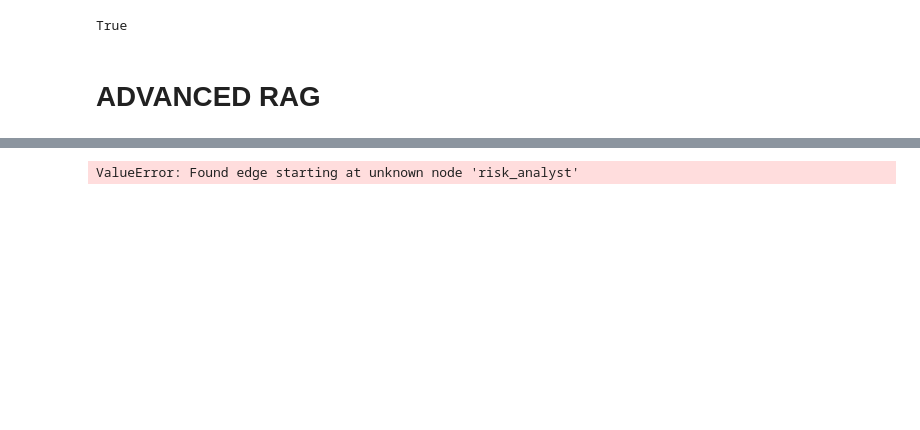
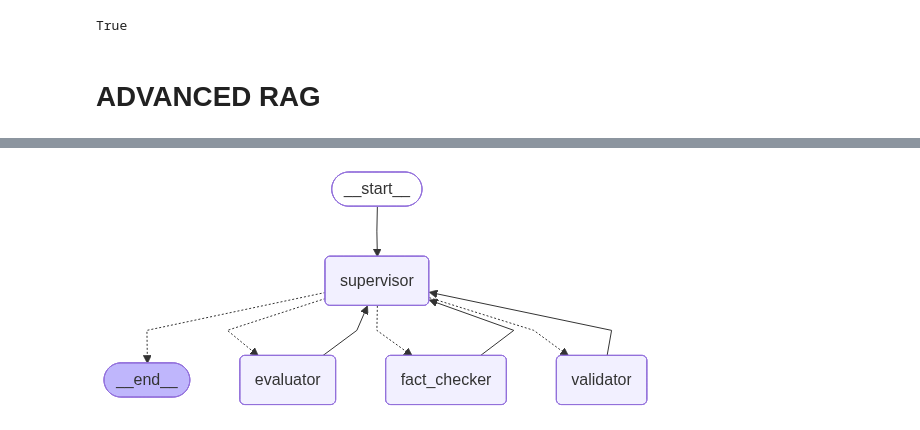
Before and after one commit to dvy246/Heimdall, a Jupyter notebook: notebooks/experiment.ipynb, the cells around one changed output, grey strips where cells are left out. Saved outputs shown, nothing was run; the diff lists cells and outputs as text; code cells hidden in the pictures; blank space fills up the shorter version.

Commit message:
added validator

```diff
--- a/notebooks/experiment.ipynb
+++ b/notebooks/experiment.ipynb
@@ -1255,3 +1334,0 @@ structured_llm = model.with_structured_output(FactCheckResult)
-# %%
-def evaluate_report(report:str):
-    ''' the use of this method is to evaluate the report based on the report strucutre and give the output'''
@@ -1314,3 +1528,7 @@ Be objective, thorough, and concise. Do not add new analysis—focus on evaluati
+# %%
+validation_supervisor.compile()
+# %% [output]
+[figure, added]
 # %%
 # Use this as your ONLY state definition
 class HeimdallState(TypedDict):
@@ -1379,25 +1565,22 @@ workflow = StateGraph(HeimdallState)
 
 # Add nodes
 workflow.add_node("orchestrator", orchestrator_node)
-workflow.add_node("supervisor", research_supervisor)  # Use the compiled supervisor
+workflow.add_node("research_supervisor", research_supervisor)  # Use the compiled supervisor
 workflow.add_node("investment_strategist", investment_strategist_node)
-workflow.add_node('risk analyst',risk_agent)
-workflow.add_node("join_reports", join_reports_node)  # Add the new node
+workflow.add_node('risk_analyst_supervisor',risk_agent)
+workflow.add_node("validator", validator_supervisor)
 
 # Set up the flow correctly
 workflow.set_entry_point("orchestrator")  # Start with orchestrator
-workflow.add_edge("orchestrator", "supervisor")  # Orchestrator → Supervisor
-workflow.add_edge("supervisor", "investment_strategist")  # Supervisor → Final Report
+workflow.add_edge("orchestrator", "research_supervisor")  # Orchestrator → Supervisor
+workflow.add_edge("research_supervisor", "investment_strategist")  # Supervisor → Final Report
 workflow.add_edge("investment_strategist", END)  # End
-workflow.add_edge('orchestrator','risk_analyst')
-workflow.add_edge('risk_analyst','investment_strategist')
-workflow.add_edge("investment_strategist", "join_reports")  # Final Report → Joiner
-workflow.add_edge("join_reports", END)  # Joiner → End
+workflow.add_edge('orchestrator','risk_analyst_supervisor')
+workflow.add_edge('risk_analyst_supervisor','investment_strategist')# Final Report → Joiner
+#
 
 # Compile
 graph = workflow.compile()
-# %% [output]
-ValueError: Found edge starting at unknown node 'risk_analyst'
 # %%
 graph
 # %% [output]
```
Also changed, not shown: parts of 11 cells of this notebook, 3 other files.
